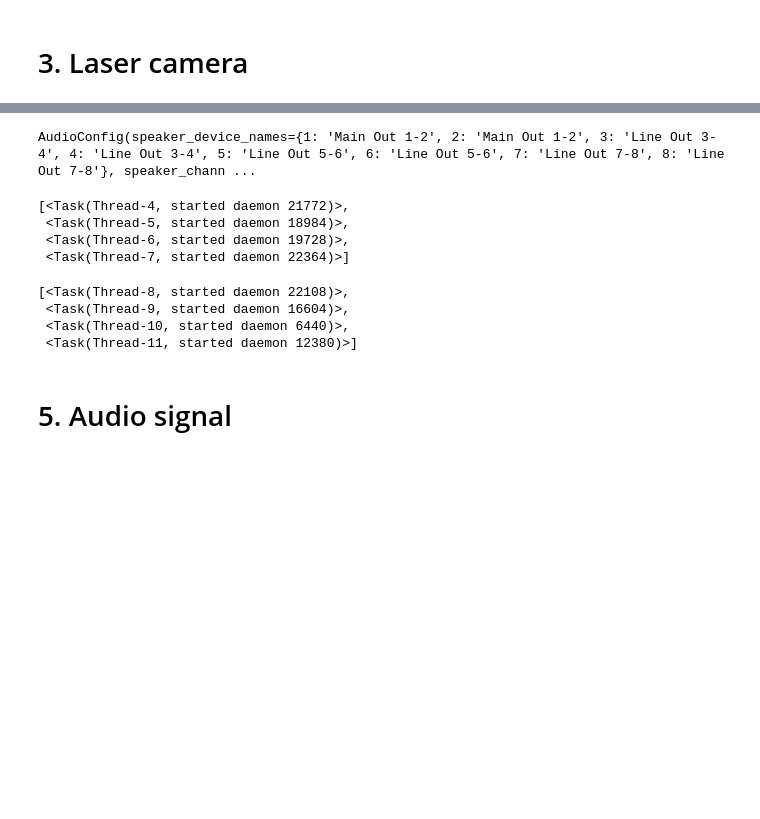
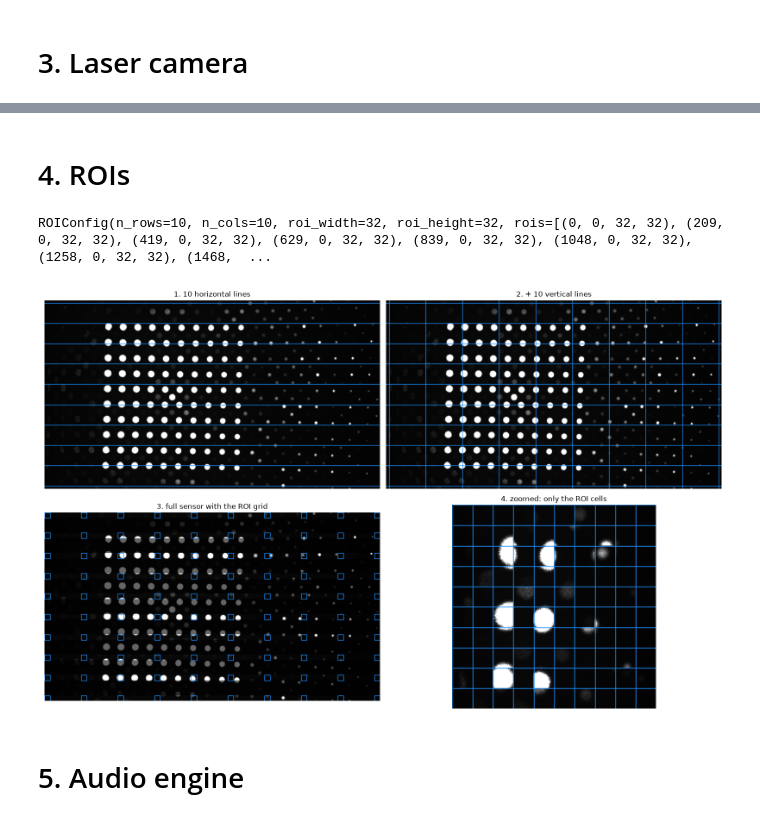
Before and after one commit to eitanturok/good-vibrations, a Jupyter notebook: record/record.ipynb, the cells around one changed output, grey strips where cells are left out. Saved outputs shown, nothing was run; the diff lists cells and outputs as text; code cells hidden in the pictures; blank space fills up the shorter version.

```diff
--- a/record/record.ipynb
+++ b/record/record.ipynb
@@ -504,37 +457,2 @@ laser_cam.get_frame_rate(), laser_cam.get_max_frame_rate(), laser_cam.grabber.st
-# %%
-def _find_output_device(name_substring: str, hostapi_name: str = "Windows WASAPI") -> int:
-    hostapis = sd.query_hostapis()
-    target_hostapi = next(i for i, h in enumerate(hostapis) if h["name"] == hostapi_name)
-    for idx, dev in enumerate(sd.query_devices()):
-        if dev["hostapi"] == target_hostapi and name_substring in dev["name"] and dev["max_output_channels"] > 0:
-            return idx
-    raise ValueError(f"No output device matching {name_substring!r}")
-
-
-def _as_audio(a) -> np.ndarray:
-    if isinstance(a, (str, Path)):
-        return sf.read(str(a), dtype="float32", always_2d=True)[0].mean(1)
-    a = np.asarray(a, np.float32)
-    return a.mean(1) if a.ndim > 1 else a
-
-
-@dataclass
-class AudioConfig:
-    # speaker id -> (device name substring, (channel index, mono)) -- ports record.ipynb
-    # cell 58's SPEAKERS dict, split into the two fields each Config carries
-    speaker_device_names: dict = field(default_factory=lambda: {
-        1: "Main Out 1-2", 2: "Main Out 1-2", 3: "Line Out 3-4", 4: "Line Out 3-4",
-        5: "Line Out 5-6", 6: "Line Out 5-6", 7: "Line Out 7-8", 8: "Line Out 7-8",
-    })
-    speaker_channels: dict = field(default_factory=lambda: {
-        1: (0, False), 2: (1, False), 3: (1, False), 4: (0, False),
-        5: (0, False), 6: (1, False), 7: (0, False), 8: (1, False),
-    })
-    sample_rate: int = 0  # 0 = auto-detect from the first resolved device at construction
-    settle_seconds: float = 0.25  # WASAPI shared-mode output latency guard (data/vibrate.py's AUDIO_SETTLE_SECONDS)
-    speaker_delay: float = 0.1  # seconds between speakers, so they don't interfere with each other
-
-audio_config = AudioConfig()
-audio_config
-# %% [output]
-AudioConfig(speaker_device_names={1: 'Main Out 1-2', 2: 'Main Out 1-2', 3: 'Line Out 3-4', 4: 'Line Out 3-4', 5: 'Line Out 5-6', 6: 'Line Out 5-6', 7: 'Line Out 7-8', 8: 'Line Out 7-8'}, speaker_chann ...
+# %% [markdown]
+# 4. ROIs
@@ -602,19 +589,21 @@ class AudioEngine:
+# %%
+roi_config = ROIConfig.spread(laser_camera_config.sensor_width, laser_camera_config.sensor_height,
+                              n_rows=10, n_cols=10, roi_width=32, roi_height=32)
+roi_config
+# %% [output]
+ROIConfig(n_rows=10, n_cols=10, roi_width=32, roi_height=32, rois=[(0, 0, 32, 32), (209, 0, 32, 32), (419, 0, 32, 32), (629, 0, 32, 32), (839, 0, 32, 32), (1048, 0, 32, 32), (1258, 0, 32, 32), (1468,  ...
 # %%
-audio_engine = AudioEngine(audio_config)
-_test_tone = (0.2 * np.sin(2 * np.pi * 440 * np.arange(int(audio_engine.sample_rate * 0.3)) / audio_engine.sample_rate)).astype(np.float32)
-audio_engine.play(_test_tone, speakers=[1, 3, 5, 7])
+laser_cam = open_calibration_camera(laser_camera_config)
+wide_open_frame = laser_cam.capture_latest_frame()  # the full sensor, before cropping
+
+# Set the ROIs
+# roi_config = select_rois(laser_cam, roi_config)
+
+laser_camera_config = dataclasses.replace(laser_camera_config, roi=roi_config)
+laser_cam = MikrotronCamera(laser_camera_config)
+
+plot_roi_steps(wide_open_frame, roi_config, laser_camera_config)
 # %% [output]
-[<Task(Thread-4, started daemon 21772)>,
- <Task(Thread-5, started daemon 18984)>,
- <Task(Thread-6, started daemon 19728)>,
- <Task(Thread-7, started daemon 22364)>]
+[figure, added]
-# %%
-done_whistle_samples = _as_audio(REPO_DIR / "data" / "whatsapp-whistle.mp3")
-audio_engine.play(done_whistle_samples, speakers=[1, 3, 5, 7])
-# %% [output]
-[<Task(Thread-8, started daemon 22108)>,
- <Task(Thread-9, started daemon 16604)>,
- <Task(Thread-10, started daemon 6440)>,
- <Task(Thread-11, started daemon 12380)>]
-# %% [markdown]
-# 5. Audio signal
+# %% [markdown]
+# 5. Audio engine
```
Also changed, not shown: parts of 51 cells of this notebook, 20 other files.
